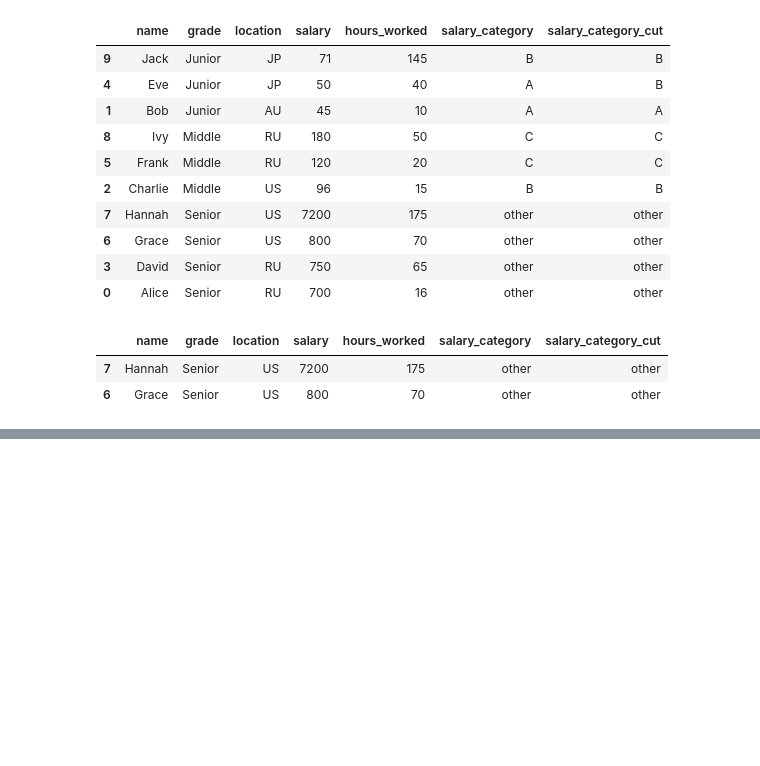
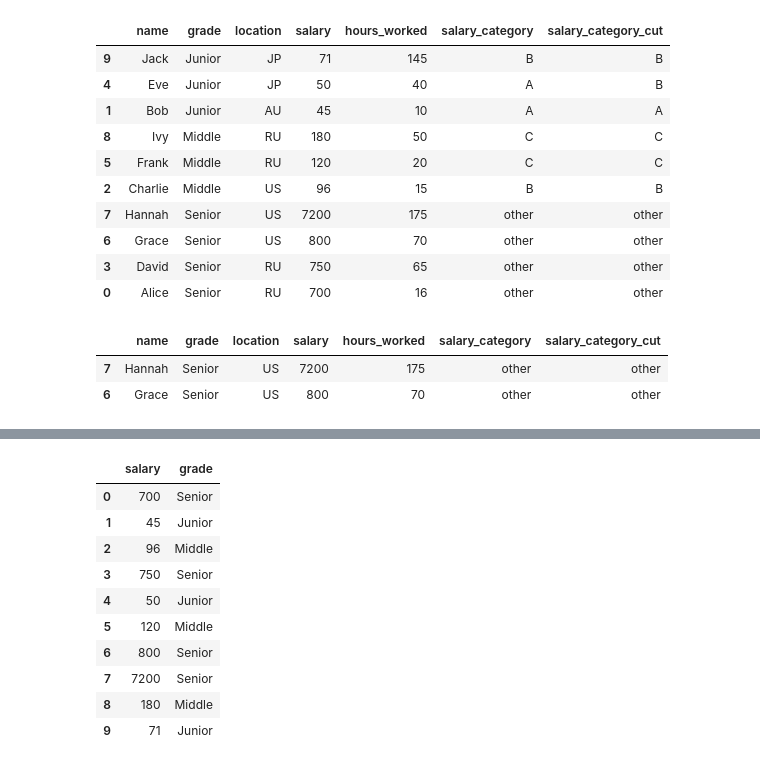
Before and after one commit to DenisKanzeparov/-Workout, a Jupyter notebook: Pandas.ipynb, the cells around one changed output, grey strips where cells are left out. Cells and saved outputs as stored; diff of their text form; code cells hidden in the pictures; blank space fills up the shorter version.

```diff
--- a/Pandas.ipynb
+++ b/Pandas.ipynb
@@ -147,0 +183,14 @@ data.nlargest(2, 'salary')
+# %%
+data[['salary', 'grade']]
+# %% [output]
+|  | salary | grade |
+| 0 | 700 | Senior |
+| 1 | 45 | Junior |
+| 2 | 96 | Middle |
+| 3 | 750 | Senior |
+| 4 | 50 | Junior |
+| 5 | 120 | Middle |
+| 6 | 800 | Senior |
+| 7 | 7200 | Senior |
+| 8 | 180 | Middle |
+| 9 | 71 | Junior |
```
Also changed, not shown: parts of 3 cells of this notebook.
